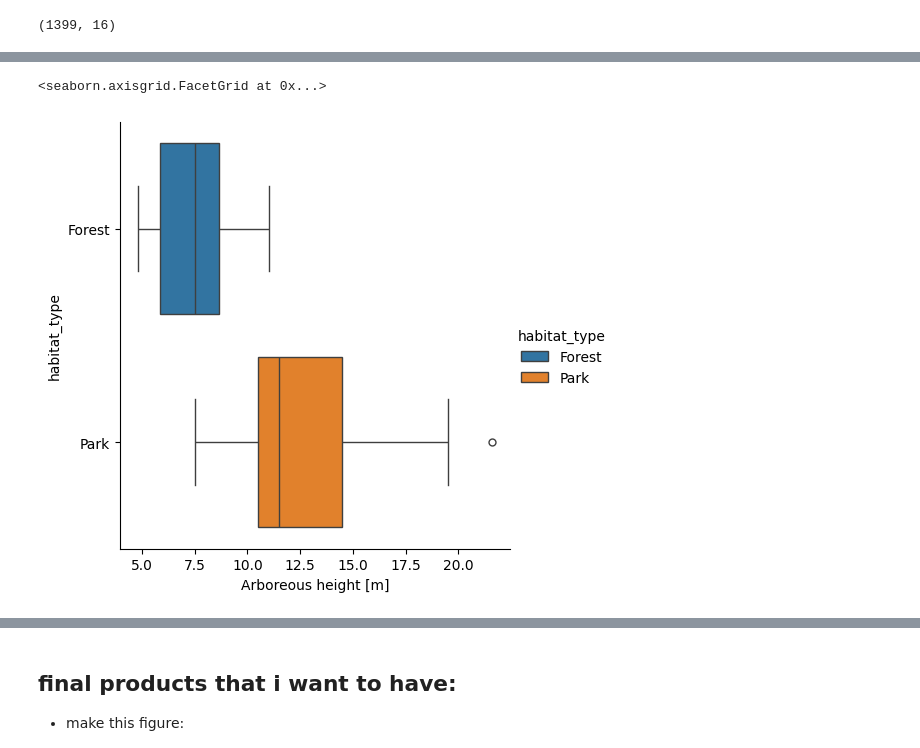
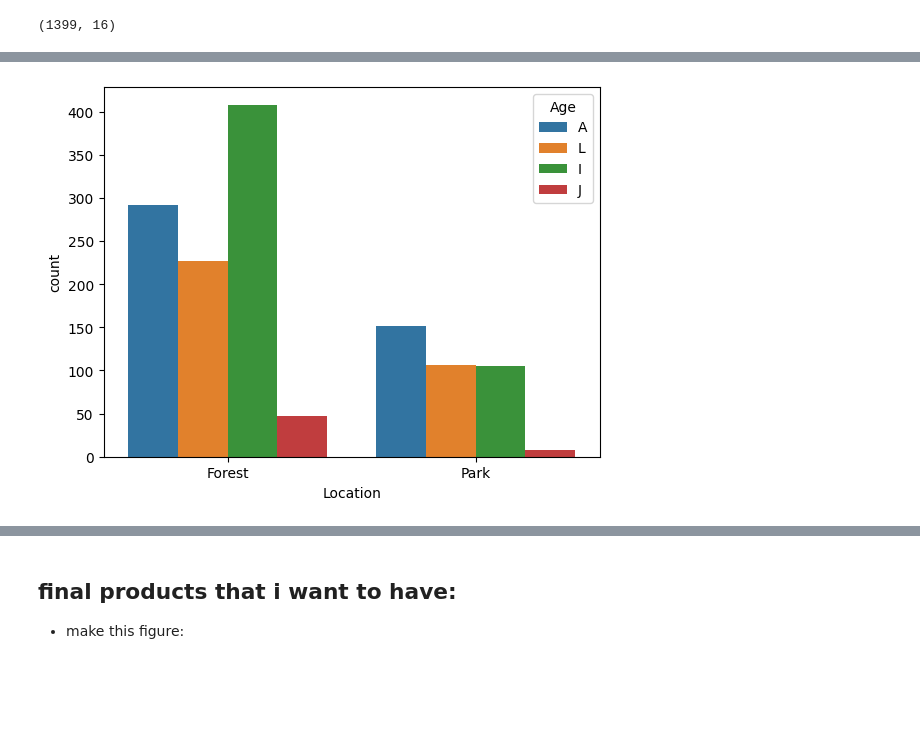
Before and after one commit to audrey-yung/bio108-work, a Jupyter notebook: bird_diversity_mexico.ipynb, the cells around one changed output, grey strips where cells are left out. Cells and saved outputs as stored; diff of their text form; code cells hidden in the pictures; blank space fills up the shorter version.

```diff
--- a/bird_diversity_mexico.ipynb
+++ b/bird_diversity_mexico.ipynb
@@ -266,7 +260,4 @@ memory usage: 1.7+ KB
-# %%
-sns.catplot(data=veg_mexico,
-            x="Arboreous height [m]",
-            y="habitat_type", hue="habitat_type", kind="box")
-# %% [output]
-<seaborn.axisgrid.FacetGrid at 0x...>
-[figure, removed]
+# %%
+agebylocation = sns.countplot(birdcounts_all, x="Location", hue="Age")
+# %% [output]
+[figure, added]
```
Also changed, not shown: parts of 21 cells of this notebook.
